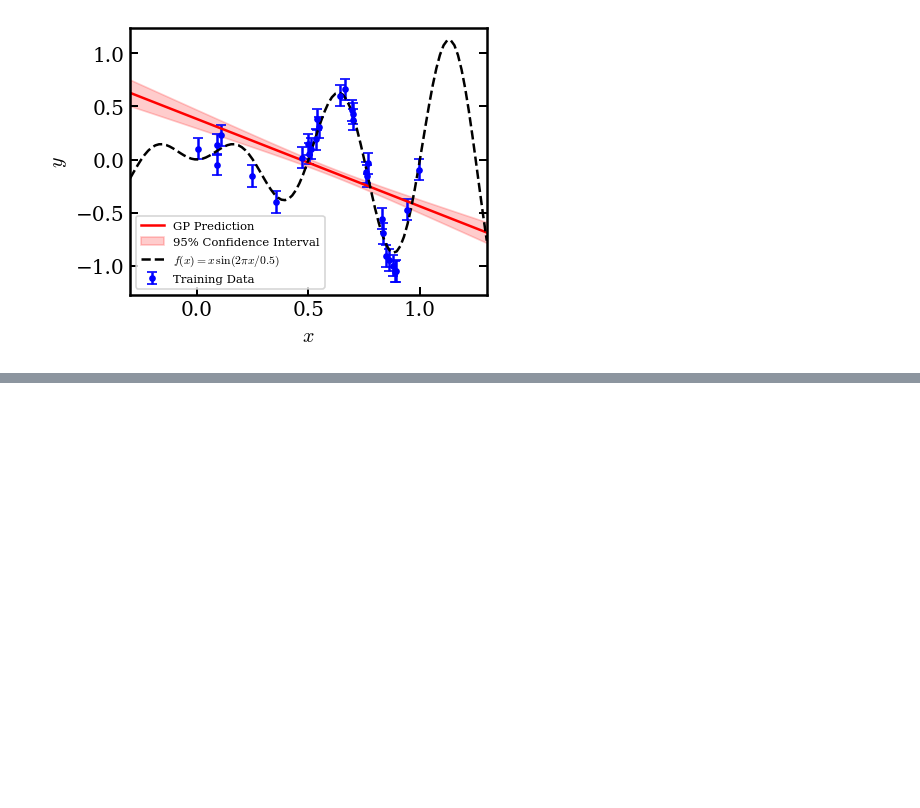
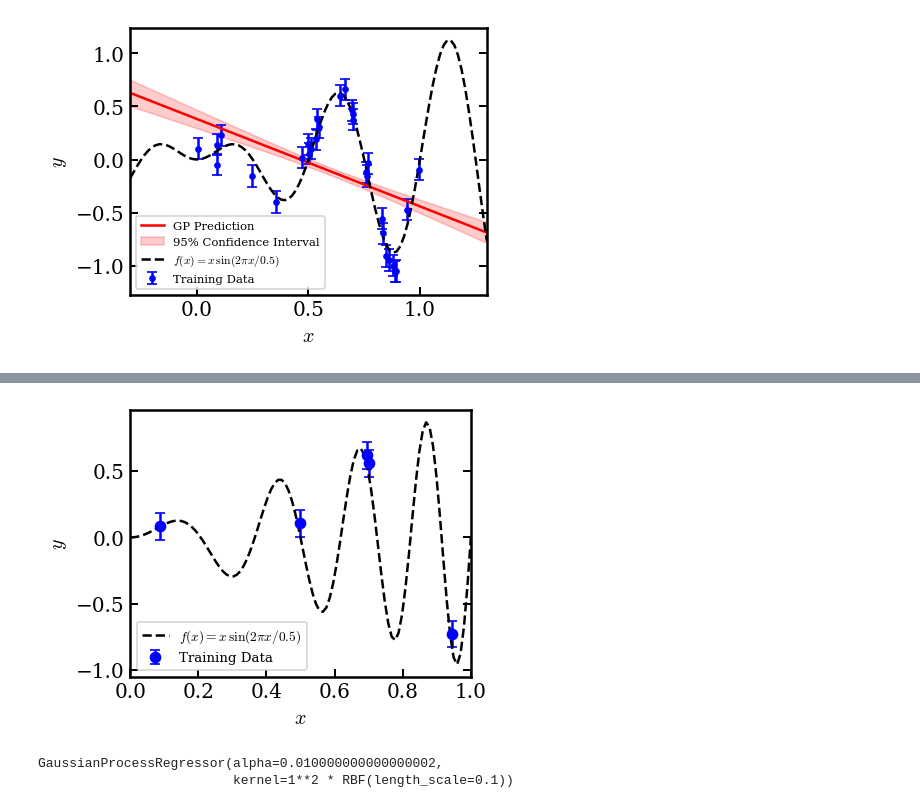
Before and after one commit to roy-physics/gaussian_processes_exploration, a Jupyter notebook: gaussian_processes_exploration.ipynb, the cells around one changed output, grey strips where cells are left out. Cells and saved outputs as stored; diff of their text form; code cells hidden in the pictures; blank space fills up the shorter version.

```diff
--- a/gaussian_processes_exploration.ipynb
+++ b/gaussian_processes_exploration.ipynb
@@ -263,0 +268,37 @@ plt.show()
+# %%
+## generate some basic, noisy data, all in one dimension for simplicity
+
+Ndata = 5
+#Ndata = 30
+sigma_noise = 0.1
+
+def true_function(x):
+    return x * np.sin(2. * np.pi * (x + x**2) / 0.5)
+
+np.random.seed(137)  # For reproducibility
+training_input = np.random.uniform(0,1,Ndata)[:,np.newaxis]
+training_output = true_function(training_input[:,0]) + np.random.normal(0, sigma_noise, Ndata)  # Add Gaussian noise
+
+## plot the training data
+plt.figure(figsize=(4,3),dpi=120)
+plt.errorbar(training_input[:,0], training_output, yerr=sigma_noise, fmt='o', label='Training Data', color='b', capsize=3)
+plt.plot(np.linspace(0,1,100), true_function(np.linspace(0,1,100)), 'k--', label=r'$f(x) = x \,\sin(2 \pi x / 0.5)$')
+plt.xlabel(r"$x$")
+plt.ylabel(r"$y$")
+plt.xlim(0,1)
+#plt.ylim(0,1)
+plt.legend(loc="best",fontsize=8, frameon=True)
+plt.tight_layout()
+plt.show()
+# %% [output]
+[figure, added]
+# %%
+## training the GP
+constant_value = 1.0 # how much to scale the prior by, basically. Set to 1 for generic prior
+kernel = ConstantKernel(constant_value = constant_value, constant_value_bounds = (constant_value,constant_value)) * RBF(length_scale=0.1, length_scale_bounds=(1e-2, 5e-1))
+#kernel = ConstantKernel(constant_value=constant_value, constant_value_bounds=(constant_value,constant_value)) * RBF(length_scale=0.01, length_scale_bounds=(1e-2, 2e-2))   # very small kernel!
+gp_RBF = GaussianProcessRegressor(kernel=kernel, alpha=1*sigma_noise**2)
+gp_RBF.fit(training_input, training_output)
+# %% [output]
+GaussianProcessRegressor(alpha=0.010000000000000002,
+                         kernel=1**2 * RBF(length_scale=0.1))
```
Also changed, not shown: parts of 2 cells of this notebook, 1 other file.
